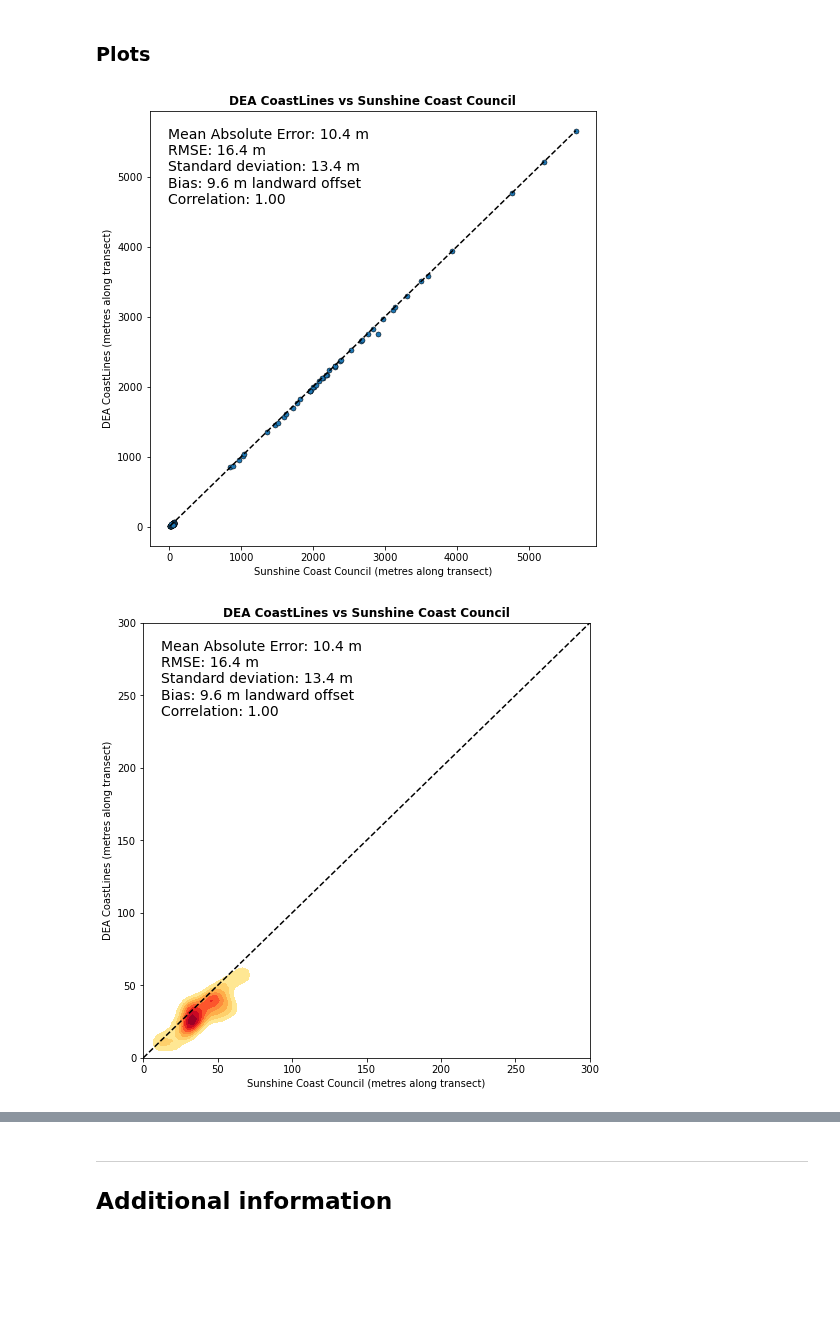
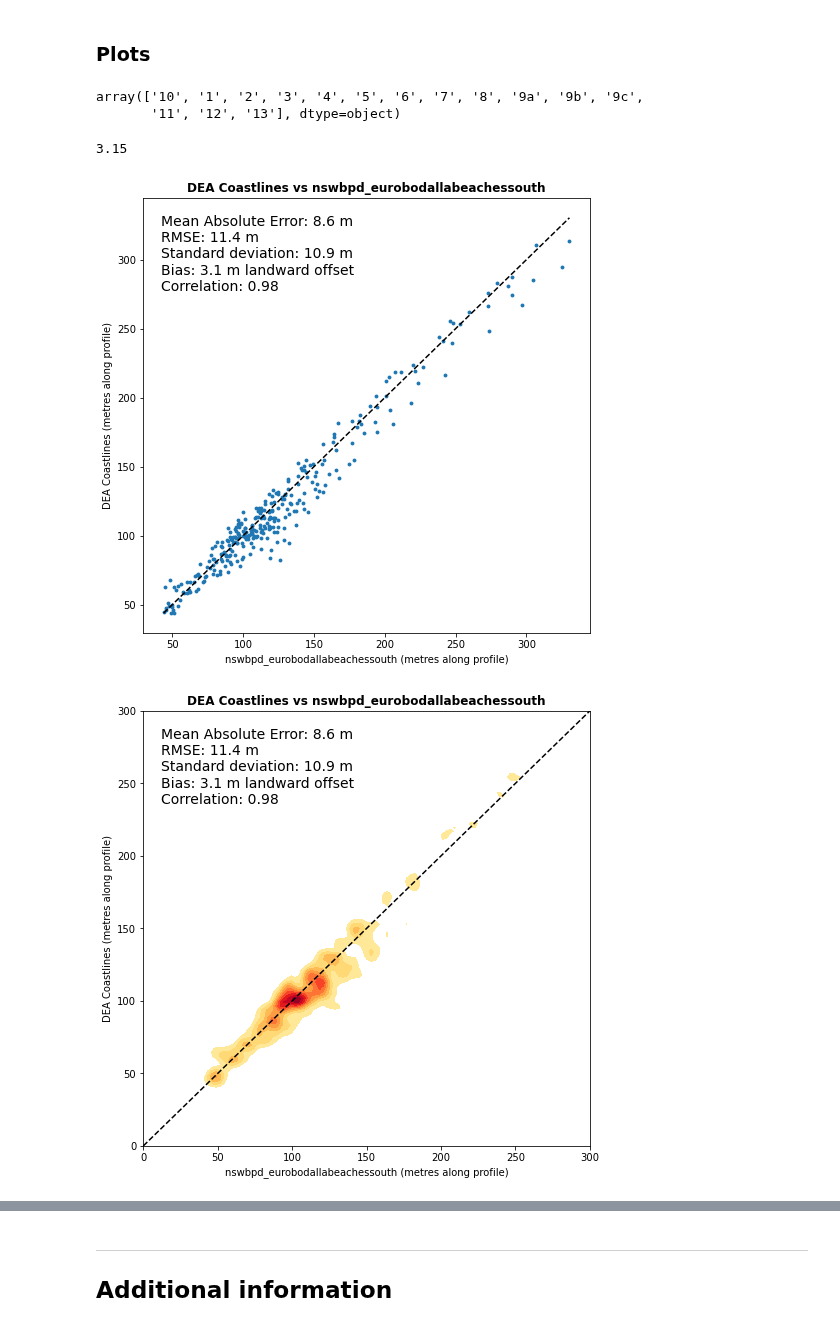
Before and after one commit to GeoscienceAustralia/dea-coastlines, a Jupyter notebook: validation/DEACoastlines_validation.ipynb, the cells around one changed output, grey strips where cells are left out. Saved outputs shown, nothing was run; the diff lists cells and outputs as text; code cells hidden in the pictures; blank space fills up the shorter version.

```diff
--- a/validation/DEACoastlines_validation.ipynb
+++ b/validation/DEACoastlines_validation.ipynb
@@ -928,9 +853,10 @@ high_freq_melted['distance'] = high_freq_melted.distance - high_freq_melted.grou
 g = sns.relplot(
     data=high_freq_melted,
     x="year", y="distance", hue='variable', kind="line",
-    col=id_var, col_wrap=7,
+    col=id_var, col_wrap=5,
+    aspect=1.6, height=1.3,
 #     facet_kws={'sharey': False, 'sharex': True},
-    aspect=1.6, height=1.3
+#     facet_kws={'ylim': (0, 75)
 
 )
 
@@ -942,13 +867,0 @@ g.fig.savefig(f"sa_dew_prelim2.png", dpi=100)
-# %%
-test = high_freq_melted.loc[high_freq_melted.profile == 715009]
-
-# Plot the lines on two facets
-g = sns.relplot(
-    data=test,
-    x="year", y="distance", hue='variable', kind="line",
-    aspect=1.6, height=4,
-)
-
-# plt.gca().set(ylim=(40, 110))
-# plt.gca().axhspan(62, 92, alpha=0.16, color='grey')
-plt.gca().set_title('Profile 200020')
@@ -1049,9 +938,14 @@ by_slope.plot.scatter(x='n', y='error_m')
 # # Export evaluation vector
 output_name = 'vicdeakin'
 export_eval(stats_df, output_name)
+# %%
+stats_df.section.unique()
+# %% [output]
+array(['10', '1', '2', '3', '4', '5', '6', '7', '8', '9a', '9b', '9c',
+       '11', '12', '13'], dtype=object)
 # %%
 # Print stats and plot scatterplot
-stats_subset = stats_df  #.query("deacl_dist < 3000")  #.loc[stats_df.id.isin(['bussleton_all_31'])]
+stats_subset = stats_df  #.query("section == '10' | section == '9c' | section == '9b' | section == '9a' | section == '8'")  #.query("deacl_dist < 3000")  #.loc[stats_df.id.isin(['bussleton_all_31'])]
 
 def val_plot(df,
              title='Validation',
@@ -1075,6 +969,7 @@ def val_plot(df,
         val_dist=df.val_dist,
         deacl_dist=df.deacl_dist)
     offset_str = 'landward offset' if bias > 0 else 'ocean-ward offset'
+    print(bias)
 
     if scatter:
 
@@ -1082,9 +977,9 @@ def val_plot(df,
         fig, ax = plt.subplots(figsize=(8, 8))
         df.plot.scatter(x='val_dist',
                         y='deacl_dist',
-                        s=25,
+                        s=15,
                         edgecolors='black',
-                        linewidth=0.5,
+                        linewidth=0,
 #                         xlim=extent,
 #                         ylim=extent,
                         ax=ax,
@@ -1101,8 +996,8 @@ def val_plot(df,
                 color='black',
                 linestyle='dashed')
 
-        ax.set_xlabel(f'{title} (metres along transect)')
-        ax.set_ylabel(f'DEA CoastLines (metres along transect)')
+        ax.set_xlabel(f'{title} (metres along profile)')
+        ax.set_ylabel(f'DEA Coastlines (metres along profile)')
 
         # Add annotation
         ax.annotate(f'Mean Absolute Error: {mae:.1f} m\n' \
@@ -1115,7 +1010,7 @@ def val_plot(df,
                     xycoords='axes fraction')
 
         # Set title
-        plt.gca().set_title(f'DEA CoastLines vs {title}', weight='bold')
+        plt.gca().set_title(f'DEA Coastlines vs {title}', weight='bold')
 
         # Export to file
         fig.savefig(f"{title}_scatter_offset{offset:.1f}.png", dpi=300)
@@ -1129,13 +1024,13 @@ def val_plot(df,
                         data2=df.deacl_dist,
                         cmap='YlOrRd',
                         shade=True,
-                        bw=4,
+                        bw=3,
                         shade_lowest=False,
                         clip=(extent, extent))
 
-        g.set(xlabel=f'{title} (metres along transect)',
-              ylabel=f'DEA CoastLines (metres along transect)')
-        ax.set_title(f'DEA CoastLines vs {title}', weight='bold')
+        g.set(xlabel=f'{title} (metres along profile)',
+              ylabel=f'DEA Coastlines (metres along profile)')
+        ax.set_title(f'DEA Coastlines vs {title}', weight='bold')
 
         # Add stats annotation
         ax.annotate(f'Mean Absolute Error: {mae:.1f} m\n' \
@@ -1166,7 +1061,7 @@ def val_plot(df,
         stats_grouped = (df.groupby(['beach', 'year'], as_index=False)
                          .aggregate(time_stat)
                          .rename({'beach': 'id',
-                                  'deacl_dist': 'DEA CoastLines',
+                                  'deacl_dist': 'DEA Coastlines',
                                   'val_dist': title}, axis=1)
                          .groupby('id')
                          .filter(lambda x: len(x) > 1))
@@ -1174,7 +1069,7 @@ def val_plot(df,
         # Melt data into long format for faceted plotting
         stats_melted = pd.melt(stats_grouped,
                                id_vars=['id', 'year'],
-                               value_vars=['DEA CoastLines', title],
+                               value_vars=['DEA Coastlines', title],
                                value_name='Distance (m)')
 
         # Plot facet data
@@ -1207,33 +1102,34 @@ def val_plot(df,
 
     return pd.Series({'Mean Absolute Error': mae,
                     f'RMSE': rmse,
                     f'Standard deviation': stdev,
                     f'Bias': f'{bias:.1f} m {offset_str}',
                     f'Correlation': corr})
 
 # for i, sub in stats_subset.groupby('smartline'):
 
 #     # Run analysis
 #     g = val_plot(df=sub,  # stats_subset,
 #                  title=i.replace('/', '-'),
 #                  scatter=True,
 #                  density=False,
 #                  time=False,
 #                  time_stat='median',
 #                  time_legend_pos=[0.67, 0.11],
 #                  offset=0,
 #                  extent=(0, 1000))
 
 # Run analysis
 g = val_plot(df=stats_subset,  # stats_subset,
-         title='Sunshine Coast Council',
+         title='nswbpd_eurobodallabeachessouth',
          scatter=True,
          density=True,
          time=False,
          time_stat='median',
          time_legend_pos=[0.67, 0.11],
          offset=0,
          extent=(0, 300))
 # %% [output]
+3.15
-[figure, old version]
+[figure, new version]
-[figure, old version]
+[figure, new version]
```
Also changed, not shown: parts of 73 cells of this notebook, 4 other files.
